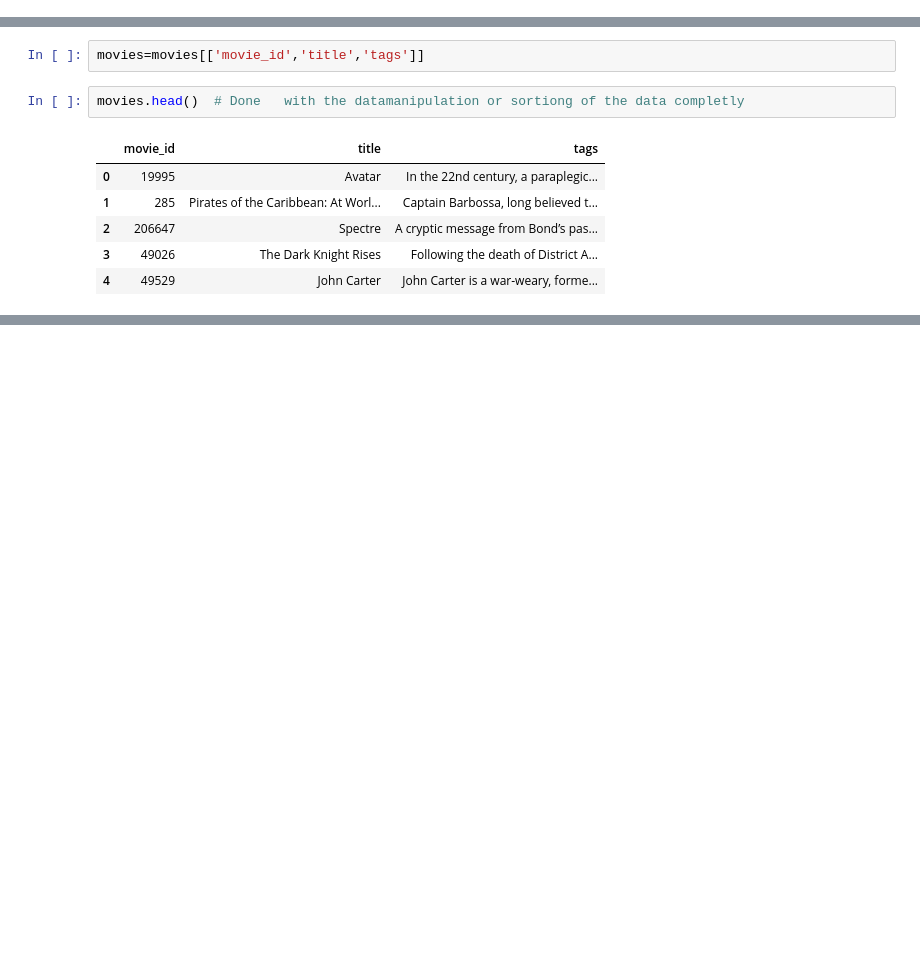
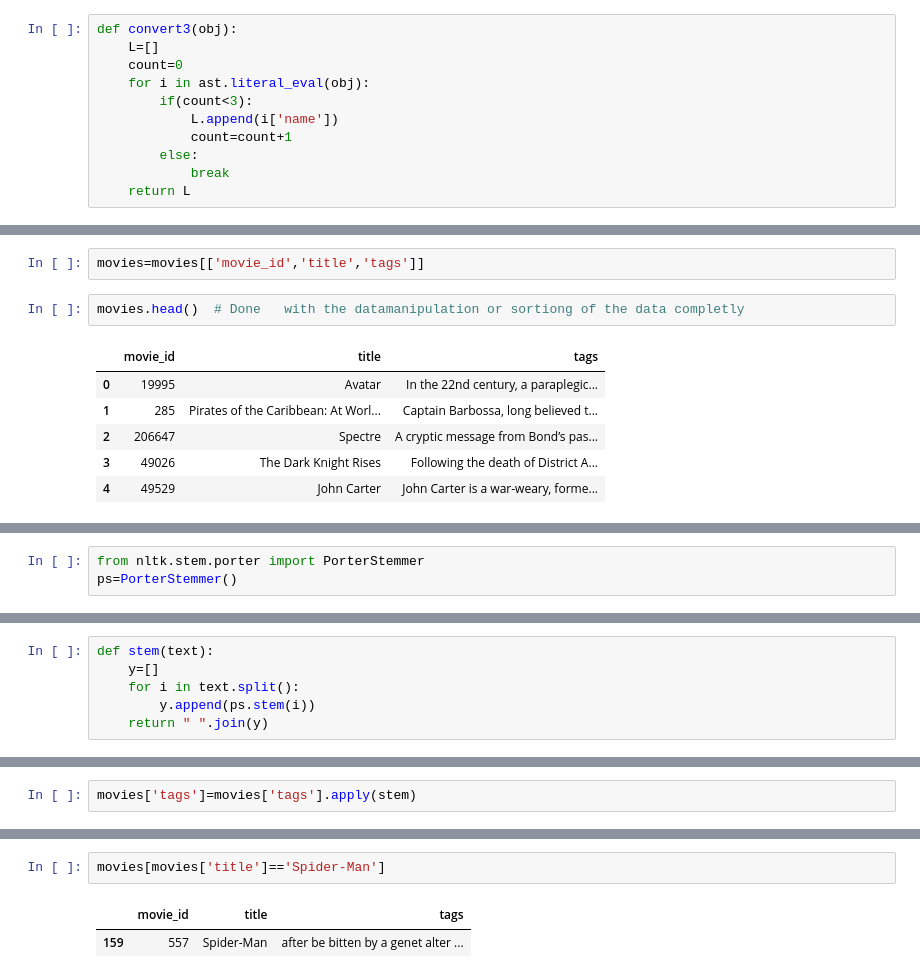
Before and after one commit to MANTHAN137/MovieRecommender_ML_model, a Jupyter notebook: MovierRecommender.ipynb, the cells around one changed output, grey strips where cells are left out. Drawn from its saved outputs; the diff is of its cells as text; blank space fills up the shorter version.

```diff
--- a/MovierRecommender.ipynb
+++ b/MovierRecommender.ipynb
@@ -160,3 +160,14 @@ movies.head()
 | 2 | 206647 | Spectre | A cryptic message from Bond’s pas... | [Action, Adventure, Crime] | [spy, based on novel, secret agen... | [{"cast_id": 1, "character": "Jam... | [{"credit_id": "54805967c3a36829b... |
 | 3 | 49026 | The Dark Knight Rises | Following the death of District A... | [Action, Crime, Drama, Thriller] | [dc comics, crime fighter, terror... | [{"cast_id": 2, "character": "Bru... | [{"credit_id": "52fe4781c3a36847f... |
 | 4 | 49529 | John Carter | John Carter is a war-weary, forme... | [Action, Adventure, Science Fiction] | [based on novel, mars, medallion,... | [{"cast_id": 5, "character": "Joh... | [{"credit_id": "52fe479ac3a36847f... |
+# %%
+def convert3(obj):
+    L=[]
+    count=0
+    for i in ast.literal_eval(obj):
+        if(count<3):
+            L.append(i['name'])
+            count=count+1
+        else:
+            break
+    return L
@@ -257,0 +281,3 @@ movies.head()  # Done   with the datamanipulation or sortiong of the data comple
+# %%
+from nltk.stem.porter import PorterStemmer
+ps=PorterStemmer()
@@ -257,0 +286,6 @@ movies.head()  # Done   with the datamanipulation or sortiong of the data comple
+# %%
+def stem(text):
+    y=[]
+    for i in text.split():
+        y.append(ps.stem(i))
+    return " ".join(y)
@@ -257,0 +296,2 @@ movies.head()  # Done   with the datamanipulation or sortiong of the data comple
+# %%
+movies['tags']=movies['tags'].apply(stem)
@@ -257,0 +372,5 @@ movies.head()  # Done   with the datamanipulation or sortiong of the data comple
+# %%
+movies[movies['title']=='Spider-Man']
+# %% [output]
+|  | movie_id | title | tags |
+| 159 | 557 | Spider-Man | after be bitten by a genet alter ... |
```
Also changed, not shown: parts of 19 cells of this notebook, 1 other file.
